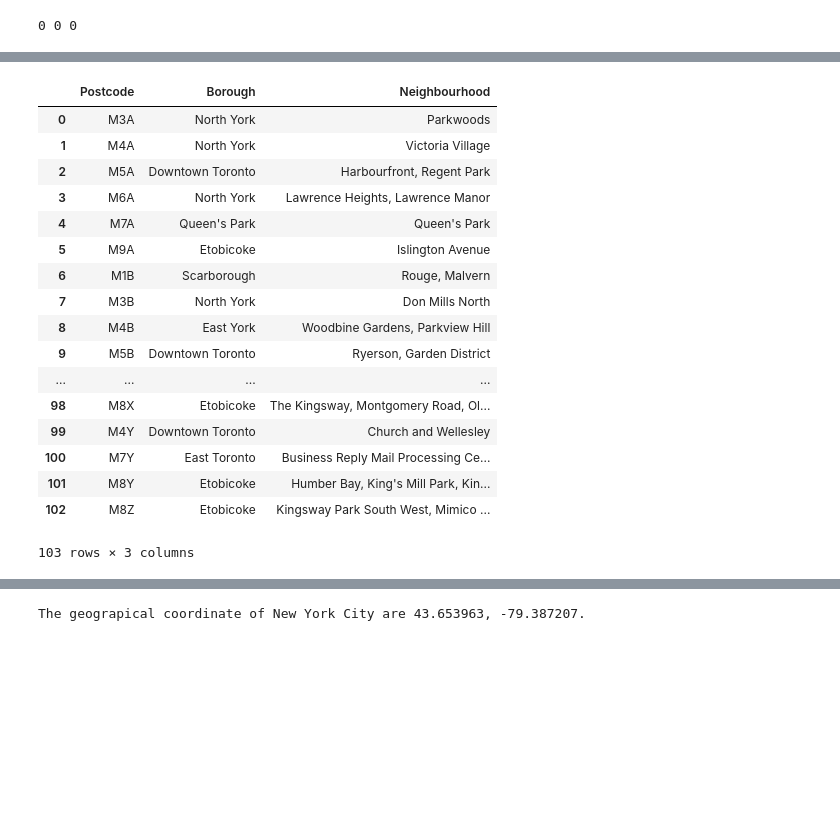
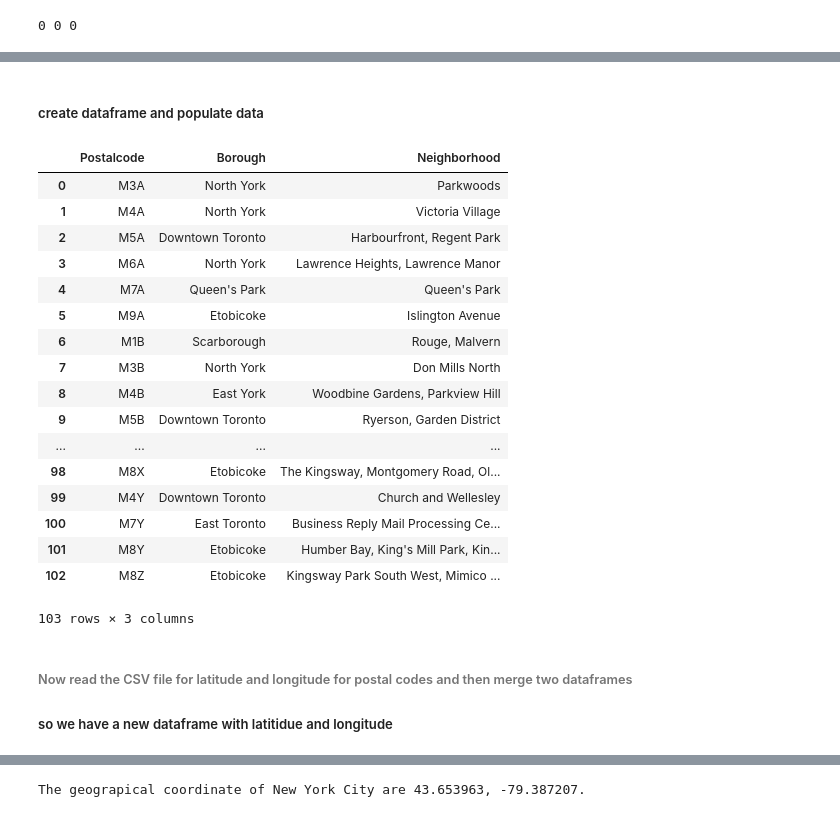
Before and after one commit to jigpar/Coursera_Capstone, a Jupyter notebook: Module9_Capstone_Notebook_Wk3_JP.ipynb, the cells around one changed output, grey strips where cells are left out. Cells and saved outputs as stored; diff of their text form; code cells hidden in the pictures; blank space fills up the shorter version.

```diff
--- a/Module9_Capstone_Notebook_Wk3_JP.ipynb
+++ b/Module9_Capstone_Notebook_Wk3_JP.ipynb
@@ -24,11 +28,11 @@ rows = my_table.findAll('tr')
 # %%
 # Creating a list of all the coluluns
-Postcode = []
+Postalcode = []
 Borough = []
-Neighbourhood = []
-Postcode.clear()
+Neighborhood = []
+Postalcode.clear()
 Borough.clear()
-Neighbourhood.clear()
-print(len(Postcode), len(Borough), len(Neighbourhood))
+Neighborhood.clear()
+print(len(Postalcode), len(Borough), len(Neighborhood))
 # %% [output]
 0 0 0
@@ -89,12 +117,14 @@ for row in rows:
+# %% [markdown]
+##### create dataframe and populate data
 # %%
-#create data frame from the Postcode, Borough and Neighbourhood data
+#create data frame
 df=pd.DataFrame()
-df['Postcode'] = Postcode
+df['Postalcode'] = Postalcode
 df['Borough'] = Borough
-df['Neighbourhood'] = Neighbourhood
+df['Neighborhood'] = Neighborhood
 df
 # %% [output]
-|  | Postcode | Borough | Neighbourhood |
+|  | Postalcode | Borough | Neighborhood |
 | 0 | M3A | North York | Parkwoods |
 | 1 | M4A | North York | Victoria Village |
 | 2 | M5A | Downtown Toronto | Harbourfront, Regent Park |
@@ -112,6 +142,9 @@ df
 | 101 | M8Y | Etobicoke | Humber Bay, King's Mill Park, Kin... |
 | 102 | M8Z | Etobicoke | Kingsway Park South West, Mimico ... |
 103 rows × 3 columns
+# %% [markdown]
+###### Now read the CSV file for latitude and longitude for postal codes and then merge two dataframes
+##### so we have a new dataframe with latitidue and longitude
 # %%
 path='https://cocl.us/Geospatial_data/Geospatial_Coordinates.csv'
 dfll = pd.read_csv(path)
```
Also changed, not shown: parts of 11 cells of this notebook.
